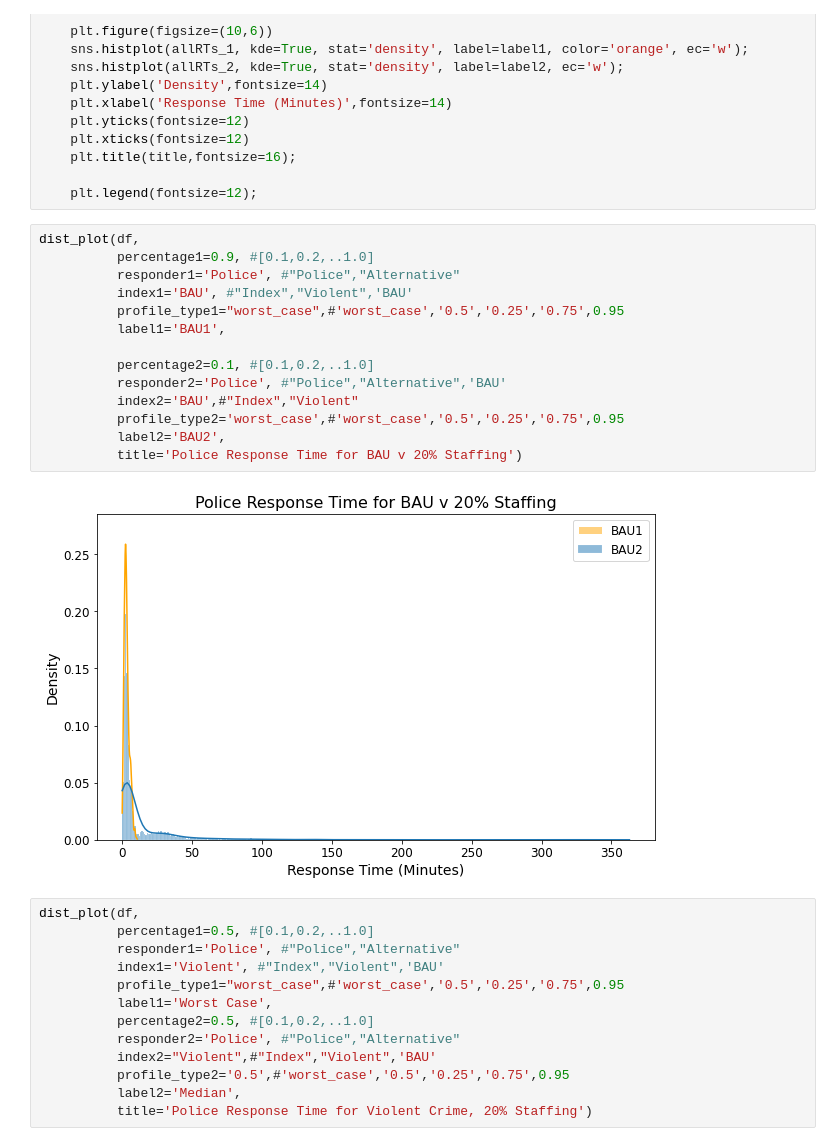
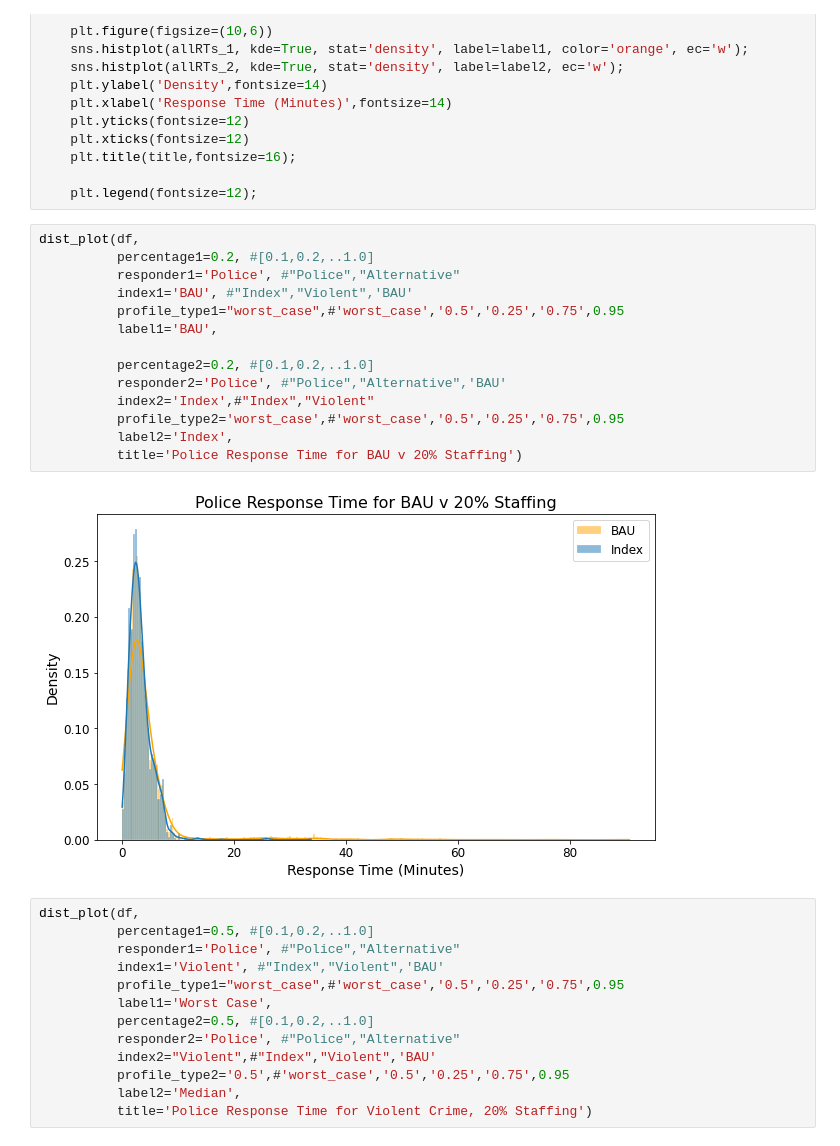
Before and after one commit to callieclark/response-time-project, a Jupyter notebook: Plot_Generator.ipynb, the cells around one changed output. Drawn from its saved outputs; the diff is of its cells as text.

```diff
--- a/Plot_Generator.ipynb
+++ b/Plot_Generator.ipynb
@@ -91,20 +91,20 @@ def dist_plot(df,percentage1,responder1,index1,profile_type1,label1,percentage2,
     plt.legend(fontsize=12);
 # %%
 dist_plot(df,
-          percentage1=0.9, #[0.1,0.2,..1.0]
+          percentage1=0.2, #[0.1,0.2,..1.0]
           responder1='Police', #"Police","Alternative"
           index1='BAU', #"Index","Violent",'BAU'
           profile_type1="worst_case",#'worst_case','0.5','0.25','0.75',0.95
-          label1='BAU1',
+          label1='BAU',
 
-          percentage2=0.1, #[0.1,0.2,..1.0]
+          percentage2=0.2, #[0.1,0.2,..1.0]
           responder2='Police', #"Police","Alternative",'BAU'
-          index2='BAU',#"Index","Violent"
+          index2='Index',#"Index","Violent"
           profile_type2='worst_case',#'worst_case','0.5','0.25','0.75',0.95
-          label2='BAU2',
+          label2='Index',
           title='Police Response Time for BAU v 20% Staffing')
 # %% [output]
-[figure, old version]
+[figure, new version]
 # %%
 dist_plot(df,
           percentage1=0.5, #[0.1,0.2,..1.0]
```
Also changed, not shown: 57 other files.
